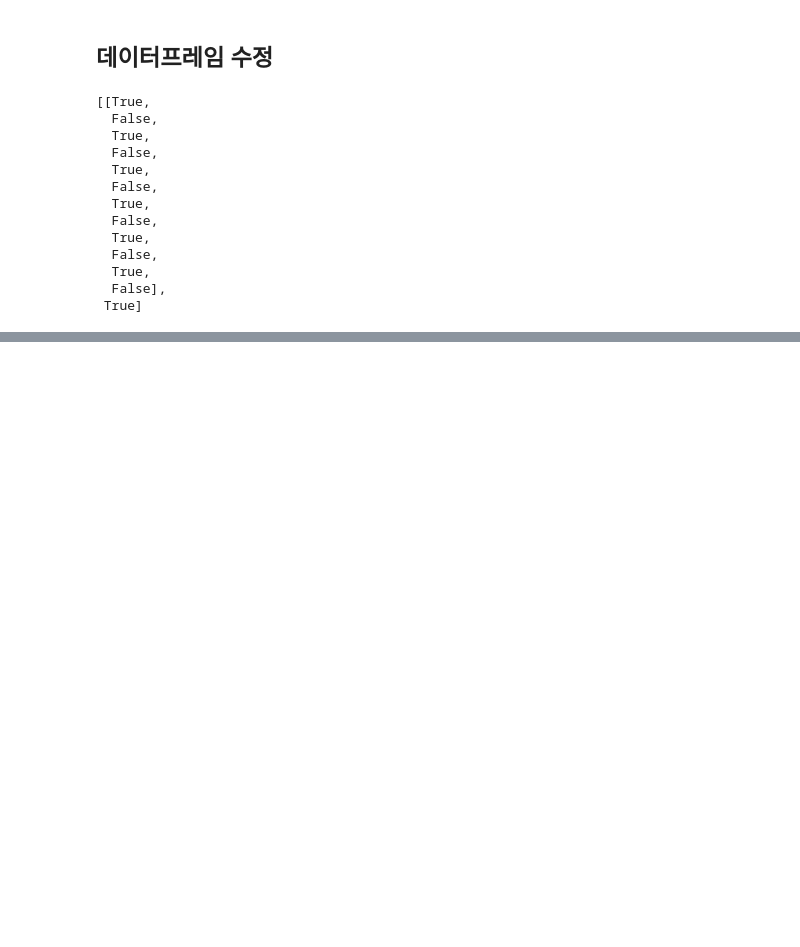
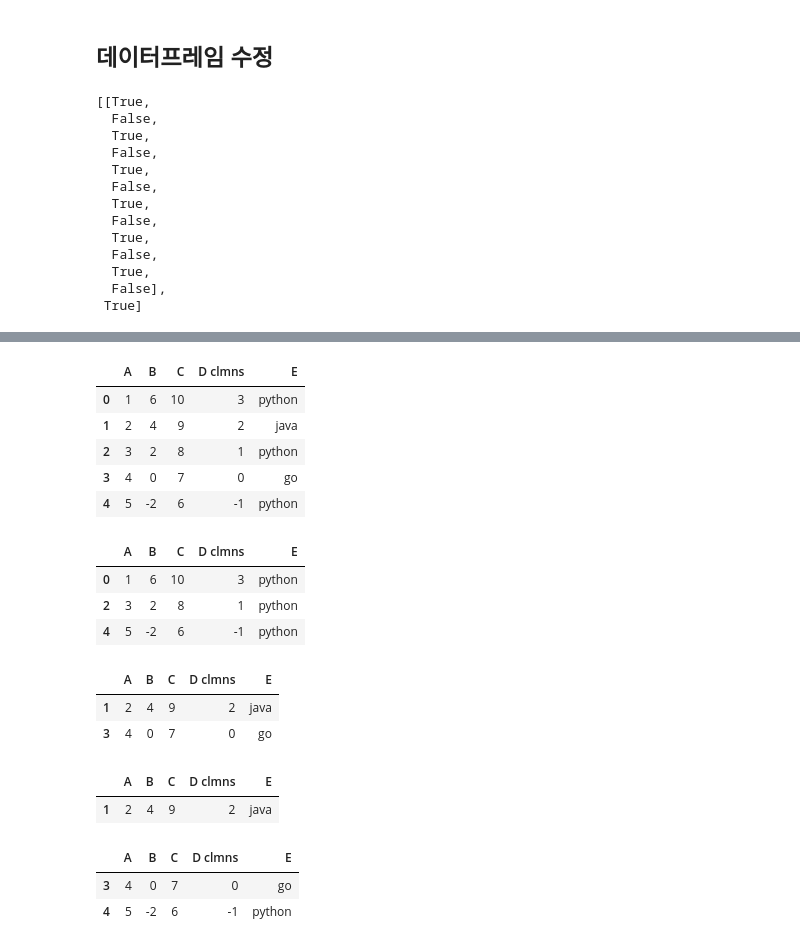
Before and after one commit to pcw11/2025-1-myclass-BDA, a Jupyter notebook: inclass/03w_A_mon_0324_dataframe_application.ipynb, the cells around one changed output, grey strips where cells are left out. Drawn from its saved outputs; the diff is of its cells as text; code cells hidden in the pictures; blank space fills up the shorter version.

```diff
--- a/inclass/03w_A_mon_0324_dataframe_application.ipynb
+++ b/inclass/03w_A_mon_0324_dataframe_application.ipynb
@@ -131,0 +171,33 @@ df2[ df2.index.str.contains('총') ]
+# %%
+df.query('A > 0')
+# %% [output]
+|  | A | B | C | D clmns | E |
+| 0 | 1 | 6 | 10 | 3 | python |
+| 1 | 2 | 4 | 9 | 2 | java |
+| 2 | 3 | 2 | 8 | 1 | python |
+| 3 | 4 | 0 | 7 | 0 | go |
+| 4 | 5 | -2 | 6 | -1 | python |
+# %%
+df.query('E =="python"')
+# %% [output]
+|  | A | B | C | D clmns | E |
+| 0 | 1 | 6 | 10 | 3 | python |
+| 2 | 3 | 2 | 8 | 1 | python |
+| 4 | 5 | -2 | 6 | -1 | python |
+# %%
+df.query("E != 'python'")
+# %% [output]
+|  | A | B | C | D clmns | E |
+| 1 | 2 | 4 | 9 | 2 | java |
+| 3 | 4 | 0 | 7 | 0 | go |
+# %%
+df.query('A == `D clmns`')
+# %% [output]
+|  | A | B | C | D clmns | E |
+| 1 | 2 | 4 | 9 | 2 | java |
+# %%
+df.query('A > 2 & C < 8')
+# %% [output]
+|  | A | B | C | D clmns | E |
+| 3 | 4 | 0 | 7 | 0 | go |
+| 4 | 5 | -2 | 6 | -1 | python |
```
Also changed, not shown: parts of 90 cells of this notebook.
